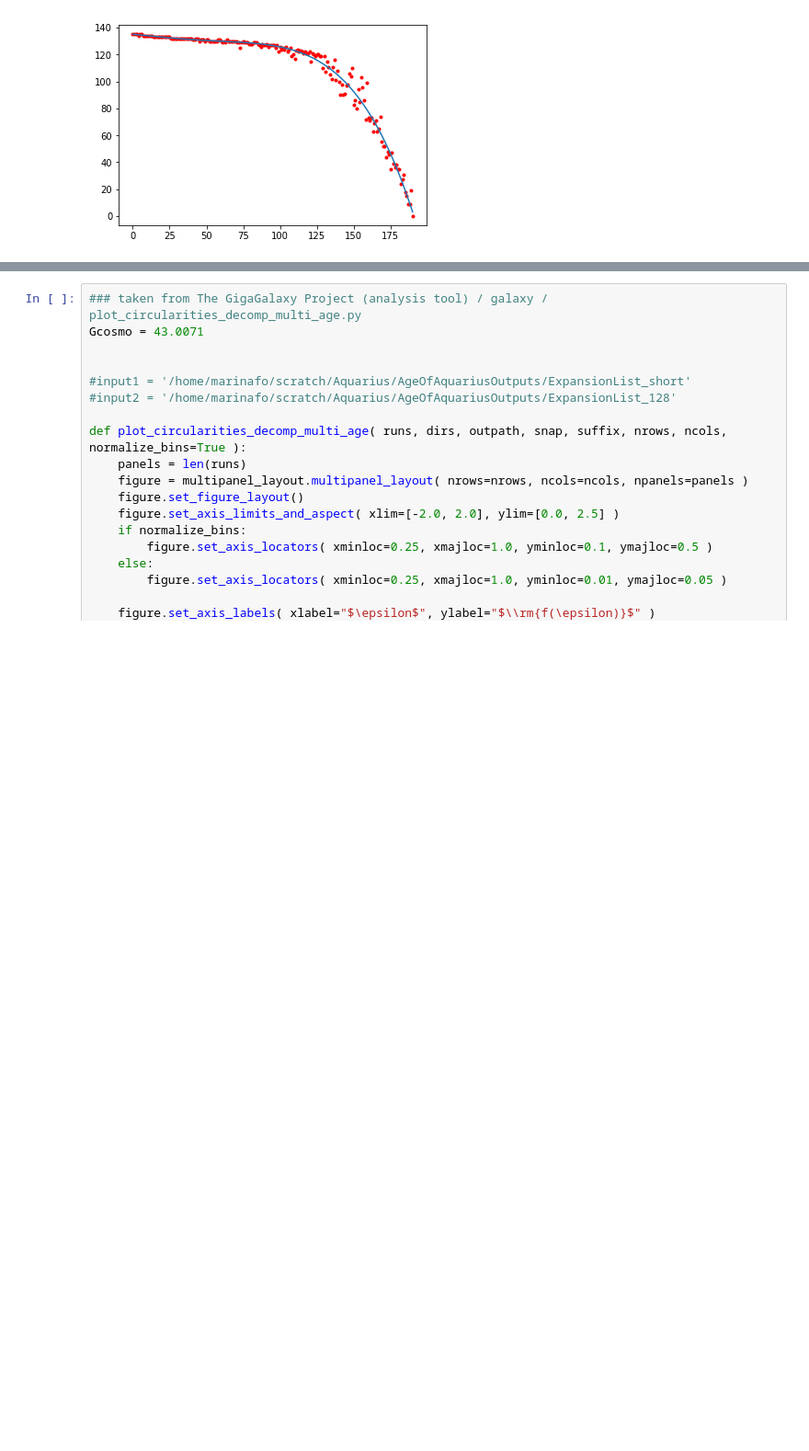
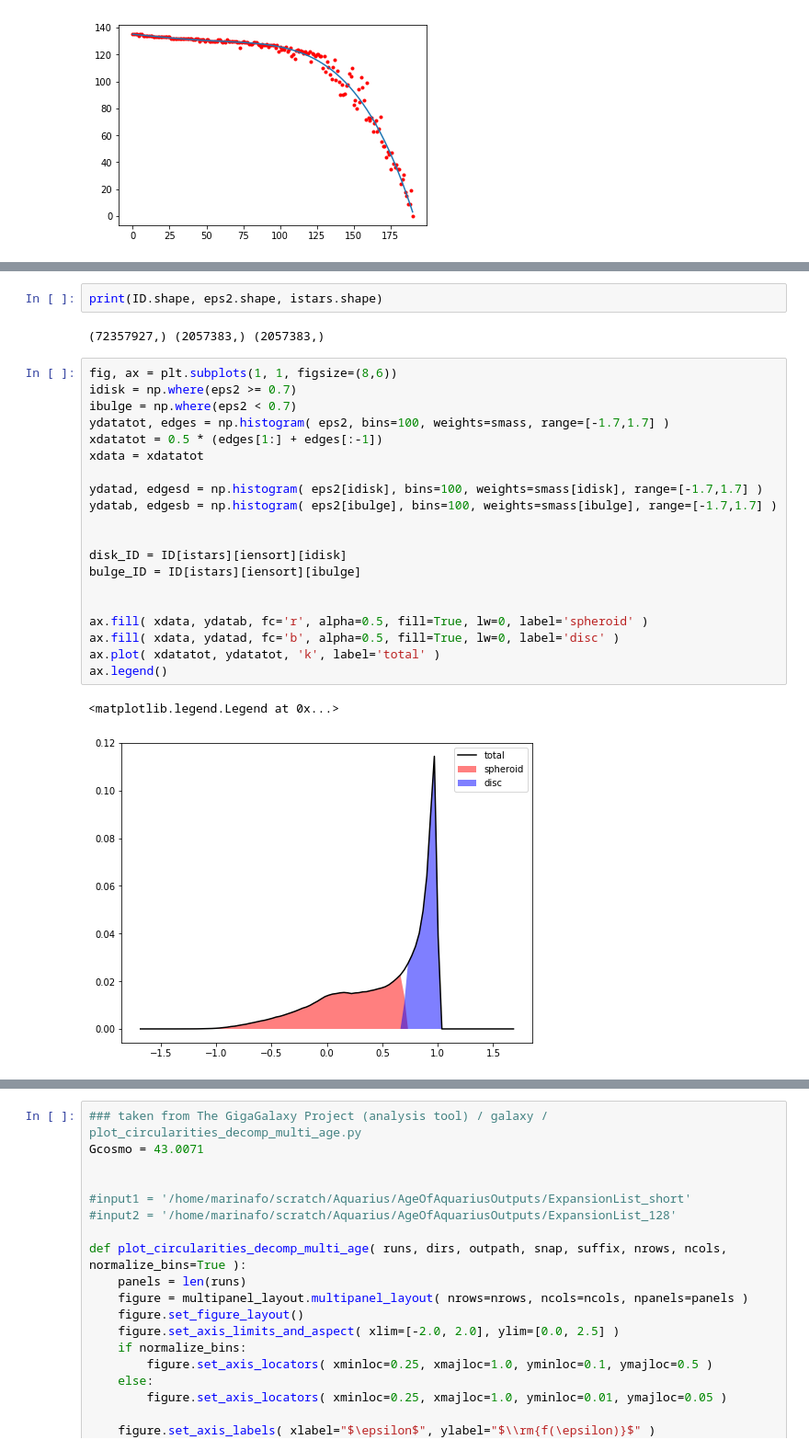
Before and after one commit to sophialilleengen/masterproject, a Jupyter notebook: notebooks/1decomp.ipynb, the cells around one changed output, grey strips where cells are left out. Shown: that part at 92% size. Drawn from its saved outputs; the diff is of its cells as text; blank space fills up the shorter version.

```diff
--- a/notebooks/1decomp.ipynb
+++ b/notebooks/1decomp.ipynb
@@ -324,0 +282,27 @@ Text(0.06,0.6,'D/T = 0.50 [0.69]')
+# %%
+print(ID.shape, eps2.shape, istars.shape)
+# %% [output]
+(72357927,) (2057383,) (2057383,)
+# %%
+fig, ax = plt.subplots(1, 1, figsize=(8,6))
+idisk = np.where(eps2 >= 0.7)
+ibulge = np.where(eps2 < 0.7)
+ydatatot, edges = np.histogram( eps2, bins=100, weights=smass, range=[-1.7,1.7] )
+xdatatot = 0.5 * (edges[1:] + edges[:-1])
+xdata = xdatatot
+
+ydatad, edgesd = np.histogram( eps2[idisk], bins=100, weights=smass[idisk], range=[-1.7,1.7] )
+ydatab, edgesb = np.histogram( eps2[ibulge], bins=100, weights=smass[ibulge], range=[-1.7,1.7] )
+
+
+disk_ID = ID[istars][iensort][idisk]
+bulge_ID = ID[istars][iensort][ibulge]
+
+
+ax.fill( xdata, ydatab, fc='r', alpha=0.5, fill=True, lw=0, label='spheroid' )
+ax.fill( xdata, ydatad, fc='b', alpha=0.5, fill=True, lw=0, label='disc' )
+ax.plot( xdatatot, ydatatot, 'k', label='total' )
+ax.legend()
+# %% [output]
+<matplotlib.legend.Legend at 0x...>
+[figure, added]
```
Also changed, not shown: parts of 2 cells of this notebook, 2 other files.
